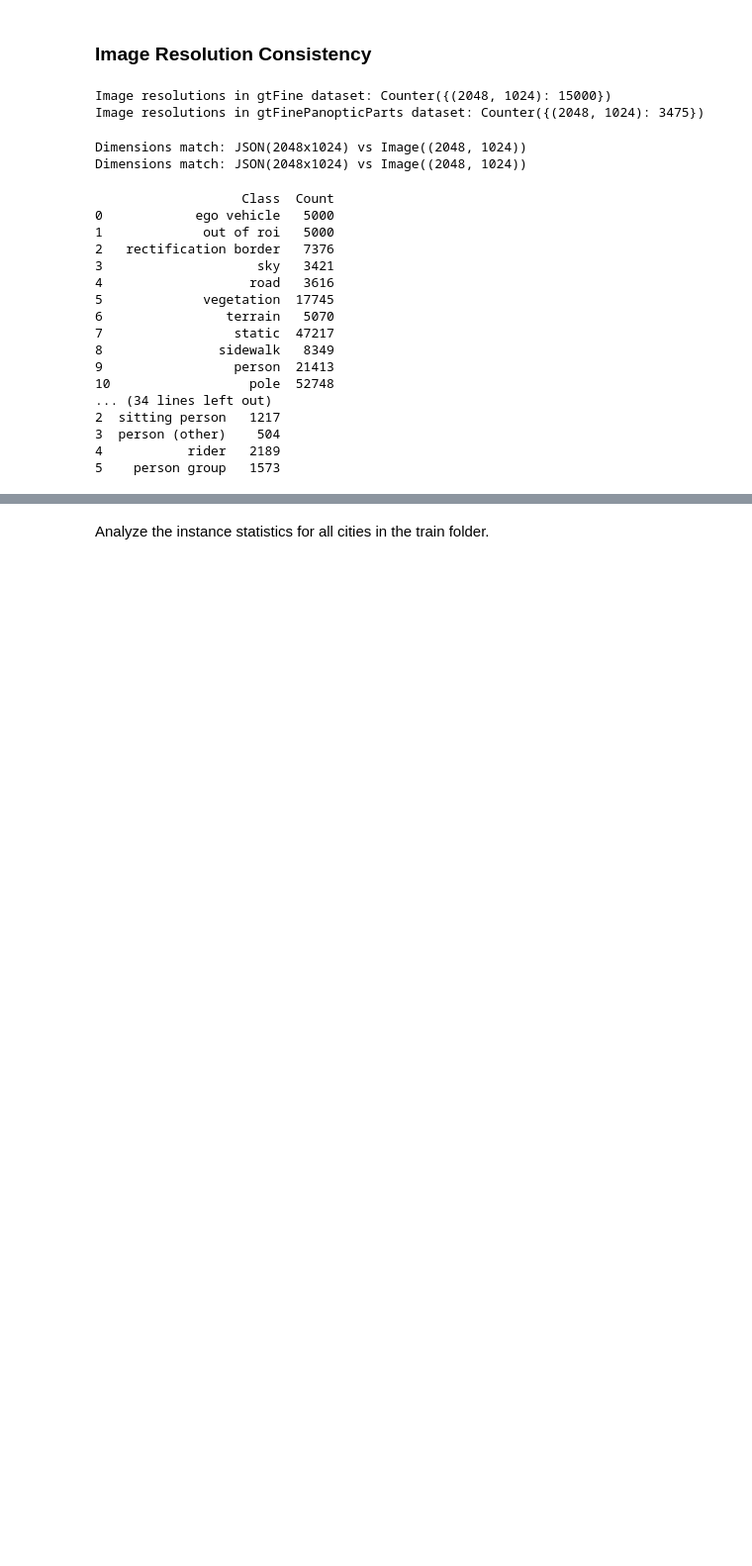
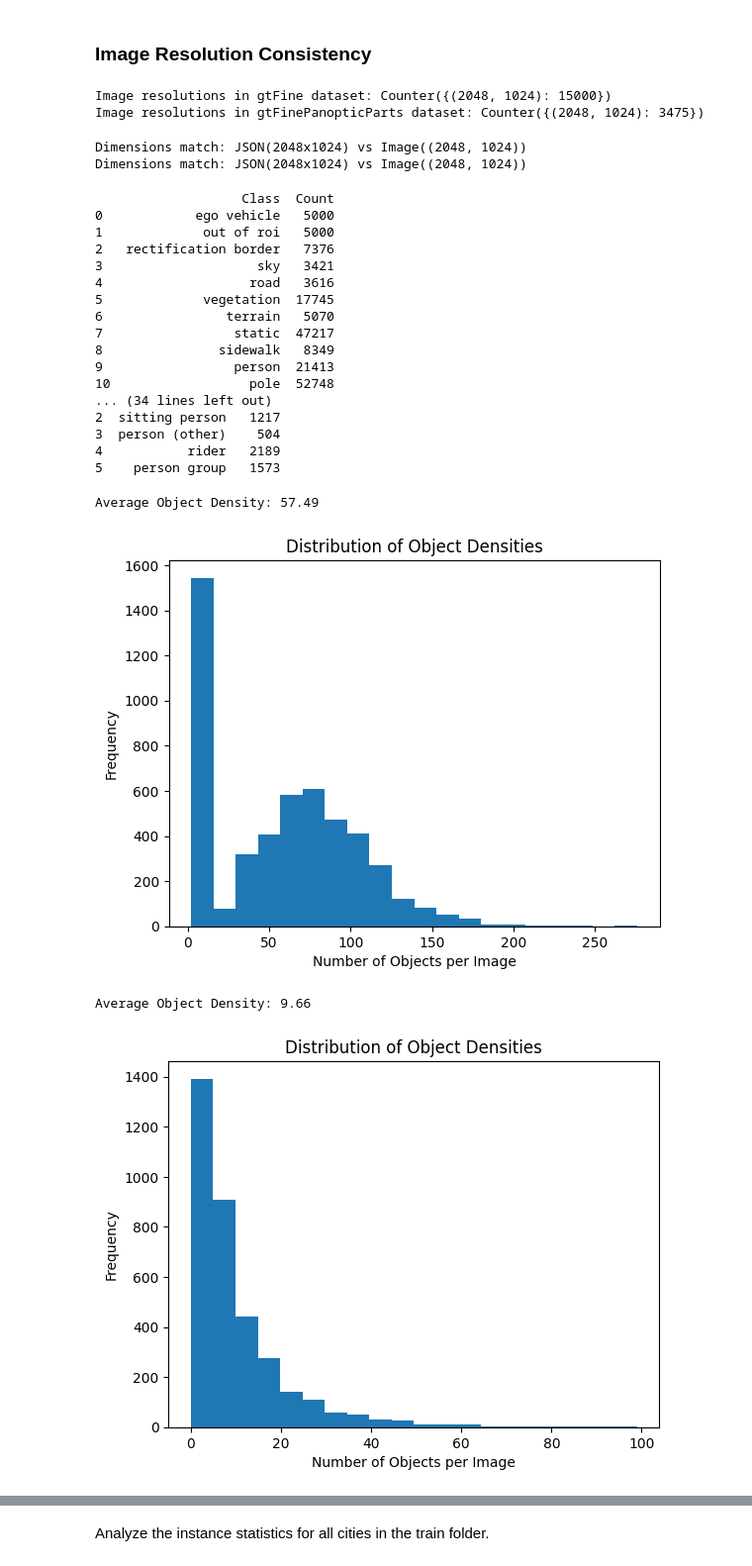
Before and after one commit to raz0208/City-Person-Dataset-EDA, a Jupyter notebook: CityPersonDatasetEDA.ipynb, the cells around one changed output, grey strips where cells are left out. Shown at 99% size. Cells and saved outputs as stored; diff of their text form; code cells hidden in the pictures; blank space fills up the shorter version.

```diff
--- a/CityPersonDatasetEDA.ipynb
+++ b/CityPersonDatasetEDA.ipynb
@@ -717,19 +717,32 @@ print(pd.DataFrame(gtBbox_class_distribution.items(), columns=["Class", "Count"]
 # %%
 def calculate_object_density(json_files):
     densities = []
     for file in json_files:
         with open(file, 'r') as f:
             data = json.load(f)
         densities.append(len(data['objects']))
     return densities
 
-object_densities = calculate_object_density(json_files)
-print(f"Average Object Density: {np.mean(object_densities):.2f}")
-plt.hist(object_densities, bins=20)
+gtFine_object_densities = calculate_object_density(gtFine_json_files)
+print(f"Average Object Density: {np.mean(gtFine_object_densities):.2f}")
+plt.hist(gtFine_object_densities, bins=20)
 plt.title("Distribution of Object Densities")
 plt.xlabel("Number of Objects per Image")
 plt.ylabel("Frequency")
 plt.show()
+
+gtBbox_object_densities = calculate_object_density(gtBbox_json_files)
+print(f"Average Object Density: {np.mean(gtBbox_object_densities):.2f}")
+plt.hist(gtBbox_object_densities, bins=20)
+plt.title("Distribution of Object Densities")
+plt.xlabel("Number of Objects per Image")
+plt.ylabel("Frequency")
+plt.show()
+# %% [output]
+Average Object Density: 57.49
+[figure, added]
+Average Object Density: 9.66
+[figure, added]
 # %%
 def calculate_object_sizes(json_files):
     sizes = []
```
Also changed, not shown: parts of 3 cells of this notebook.
